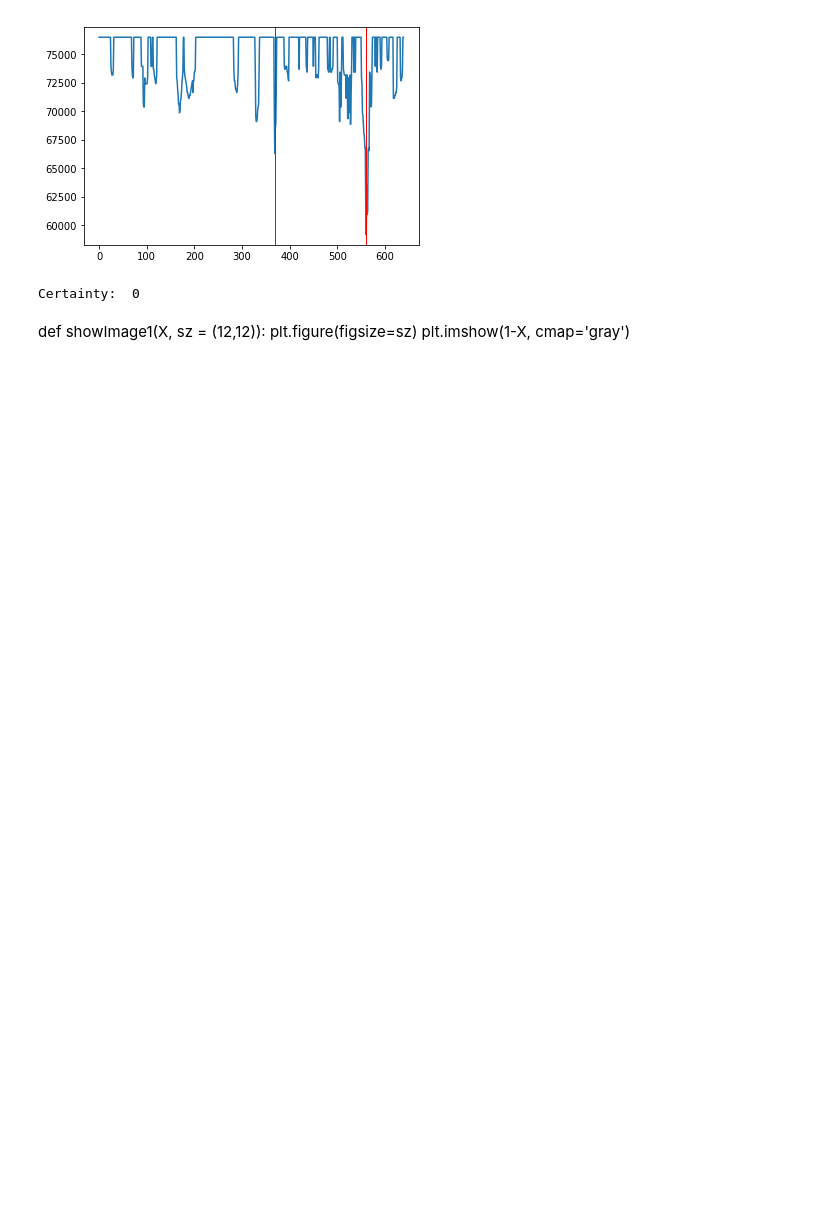
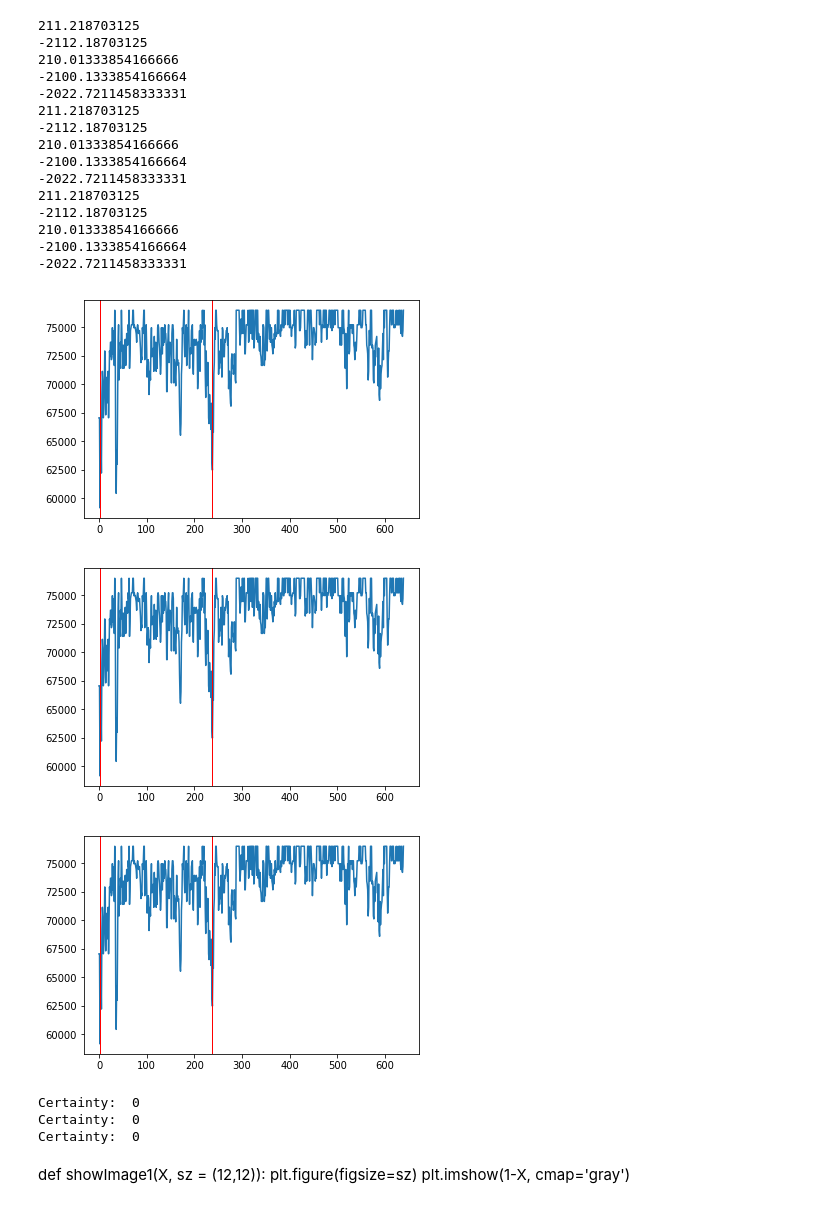
Before and after one commit to MuddSub/vision, a Jupyter notebook: DetectGate.ipynb, the cells around one changed output. Saved outputs shown, nothing was run; the diff lists cells and outputs as text; code cells hidden in the pictures; blank space fills up the shorter version.

Commit message:
Variable Alpha-filter (Avg-centered shift)

```diff
--- a/DetectGate.ipynb
+++ b/DetectGate.ipynb
@@ -229,9 +221,38 @@ def adjust(image):
+# %%
+def adjust(image):
+    h,s,v=cv2.split(image)
+    new_image = np.zeros(image.shape, image.dtype)
+    h1,s1,v1 = cv2.split(new_image)
+
+    maximum = h.mean()
+    print(maximum)
+    alpha = 10 # Simple contrast control
+    beta = -alpha*maximum # Simple brightness control
+    print(beta)
+    h1 = cv2.convertScaleAbs(h, alpha=alpha, beta=beta)
+
+    maximum = s.mean()
+    print(maximum)
+    alpha = 10 # Simple contrast control
+    beta = -alpha*maximum # Simple brightness control
+    print(beta)
+    s1 = cv2.convertScaleAbs(s, alpha=alpha, beta=beta)
+
+
+    maximum = v.mean()
+    alpha = 10 # Simple contrast control
+    beta = -alpha*maximum # Simple brightness control
+    print(beta)
+    v1 = cv2.convertScaleAbs(v, alpha=alpha, beta=beta)
+
+    new_image = cv2.merge([h1,s1,v1])
+    return new_image
 # %%
 def mainImg(file,name):
     original = importImage(file)
     o1 = original
     original = threshold(original)
-    showImage(original,o1)
+
     segmented = adjust_gamma(original,gamma=2)
 
     #segmented = removeShadow(original)
@@ -239,10 +260,11 @@ def mainImg(file,name):
     segmented = segment(segmented)
     #segmented = deNoise(segmented)
 
-
+    segmented = white_balance(segmented)
     #segmented = deNoise(segmented)
     segmented = adjust(segmented)
-    segmented = incContrast(segmented)
+    #segmented = incContrast(segmented)
+
     #
     #segmented = deNoise(segmented)
     #segmented = erode(segmented)
@@ -254,10 +276,9 @@ def mainImg(file,name):
     #newImg = cv2.GaussianBlur(segmented,(15,7),45)
 
     #Higher discernability = lower distinguishing power
-    segmented = cv2.blur(segmented,(3,3))
     showImage(original,segmented)
 
-    discernability = 17
+    discernability = 31
 
     newImg = cv2.medianBlur(segmented,discernability)
     newImg = 255-cv2.absdiff(segmented, newImg)
@@ -287,7 +308,9 @@ def mainImg(file,name):
     #newImg = detectShape(newImg)
     showImage(original,newImg)
     #showImage(segmented,newImg)
-    cv2.imwrite(name,newImg)
+    cv2.waitKey()
+    cv2.destroyAllWindows()
+
     return segmented
 # %%
 def white_balance(img):
@@ -415,10 +438,29 @@ def adjust_gamma(image, gamma=1.0):
 # %%
 #newI = mainImg("/Users/Daniel Yang/Desktop/Vision/RoboticsImages/images/training14.png","newImg.png")
 #newI = mainImg("/Users/Daniel Yang/Desktop/Vision/RoboticsImages/images/training20.png","newImg.png")
-newI = mainImg("/Users/Daniel Yang/Desktop/Vision/test2/4.jpg","newImg.png")
+newI = mainImg("/Users/summer19/Desktop/Vision/test1/10.jpg","newImg.png")
 # %% [output]
+211.218703125
+-2112.18703125
+210.01333854166666
+-2100.1333854166664
+-2022.7211458333331
+211.218703125
+-2112.18703125
+210.01333854166666
+-2100.1333854166664
+-2022.7211458333331
+211.218703125
+-2112.18703125
+210.01333854166666
+-2100.1333854166664
+-2022.7211458333331
-[figure, old version]
+[figure, new version]
-Certainty:  0
+[figure, added]
+[figure, added]
+Certainty:  0
+Certainty:  0
+Certainty:  0
 # %%
 img1 = cv2.imread("/Users/Daniel Yang/Desktop/Vision/RoboticsImages/images/training01.png",0)          # queryImage
 img2 = cv2.imread('/Users/Daniel Yang/Desktop/Vision/RoboticsImages/simpleGate.png',0) # trainImage
```
Also changed, not shown: parts of 3 cells of this notebook.
